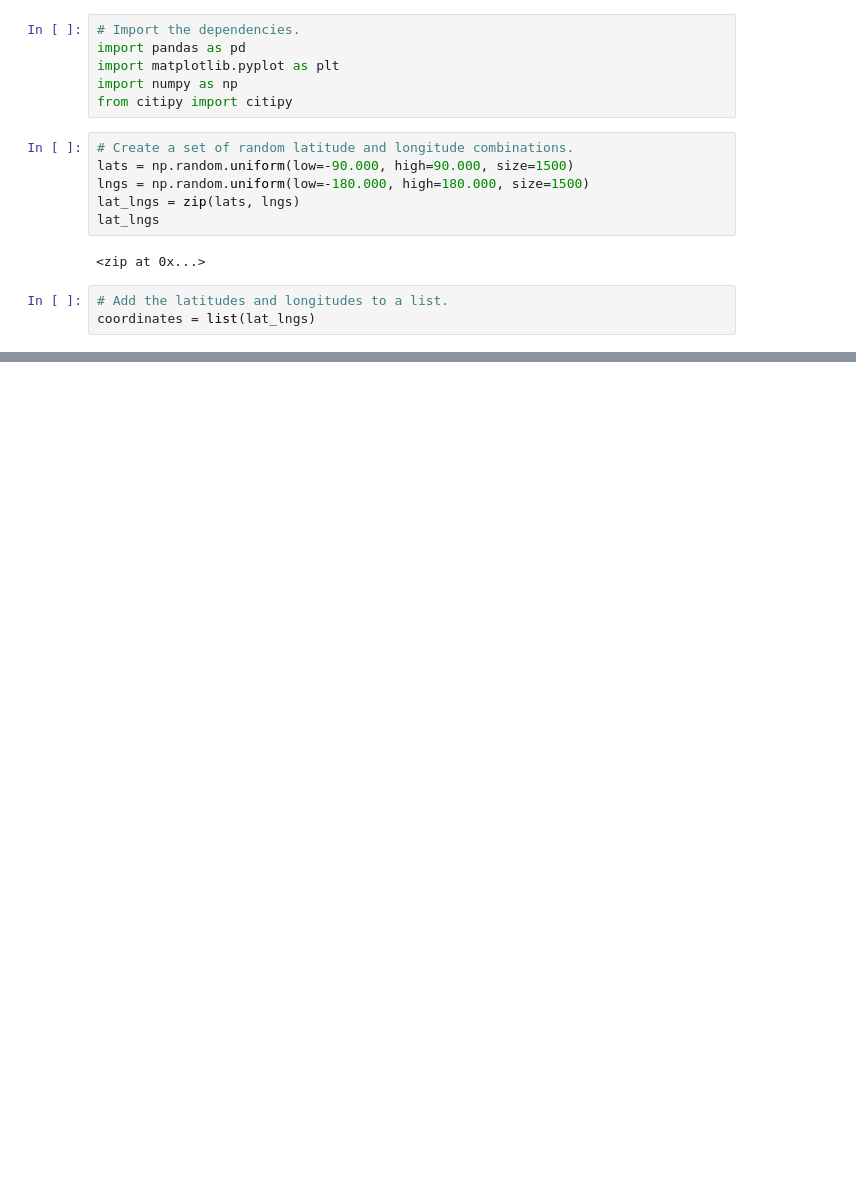
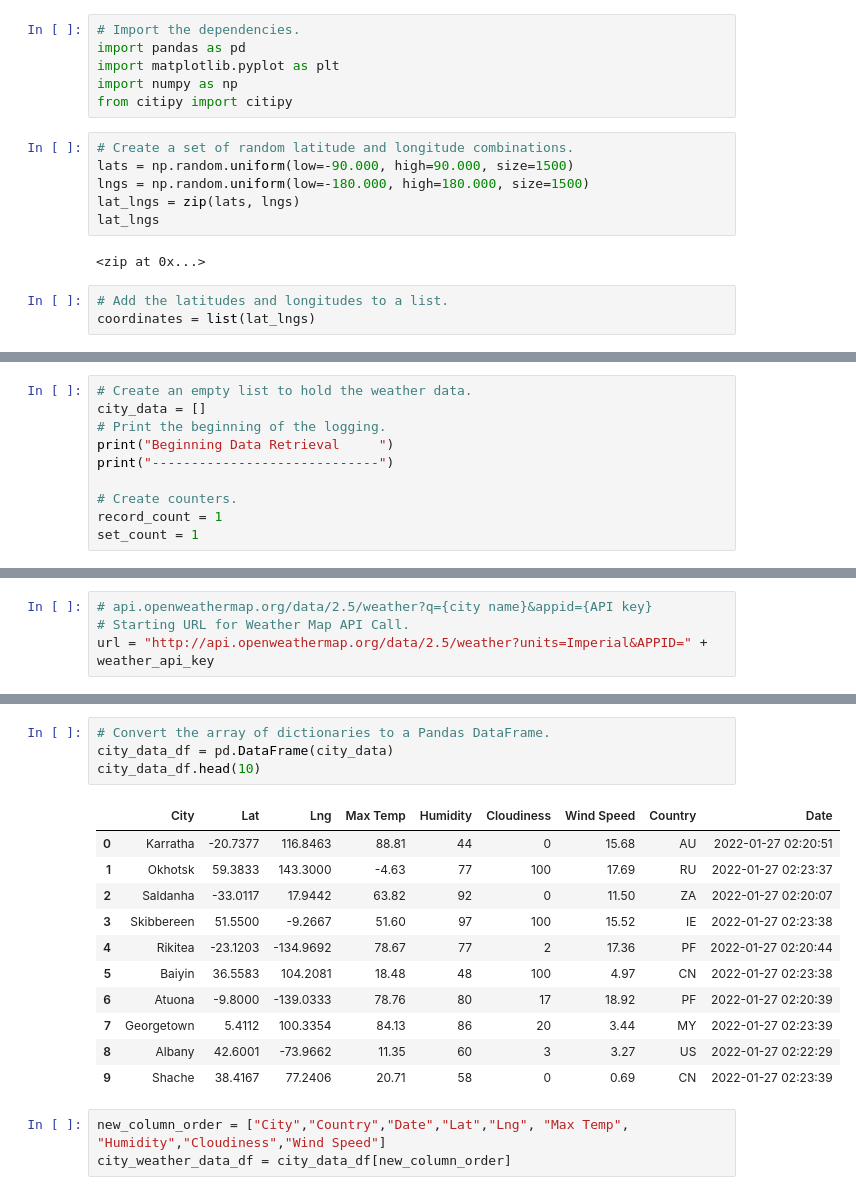
Before and after one commit to eddieperez1/World_Weather_Analysis, a Jupyter notebook: WeatherPy.ipynb, the cells around one changed output, grey strips where cells are left out. Drawn from its saved outputs; the diff is of its cells as text; blank space fills up the shorter version.

Commit message:
Add API lesson with openweathermap data to repository

```diff
--- a/WeatherPy.ipynb
+++ b/WeatherPy.ipynb
@@ -31,0 +36,10 @@ len(cities)
+# %%
+# Create an empty list to hold the weather data.
+city_data = []
+# Print the beginning of the logging.
+print("Beginning Data Retrieval     ")
+print("-----------------------------")
+
+# Create counters.
+record_count = 1
+set_count = 1
@@ -31,0 +55,4 @@ len(cities)
+# %%
+# api.openweathermap.org/data/2.5/weather?q={city name}&appid={API key}
+# Starting URL for Weather Map API Call.
+url = "http://api.openweathermap.org/data/2.5/weather?units=Imperial&APPID=" + weather_api_key
@@ -31,0 +129,19 @@ len(cities)
+# %%
+# Convert the array of dictionaries to a Pandas DataFrame.
+city_data_df = pd.DataFrame(city_data)
+city_data_df.head(10)
+# %% [output]
+|  | City | Lat | Lng | Max Temp | Humidity | Cloudiness | Wind Speed | Country | Date |
+| 0 | Karratha | -20.7377 | 116.8463 | 88.81 | 44 | 0 | 15.68 | AU | 2022-01-27 02:20:51 |
+| 1 | Okhotsk | 59.3833 | 143.3000 | -4.63 | 77 | 100 | 17.69 | RU | 2022-01-27 02:23:37 |
+| 2 | Saldanha | -33.0117 | 17.9442 | 63.82 | 92 | 0 | 11.50 | ZA | 2022-01-27 02:20:07 |
+| 3 | Skibbereen | 51.5500 | -9.2667 | 51.60 | 97 | 100 | 15.52 | IE | 2022-01-27 02:23:38 |
+| 4 | Rikitea | -23.1203 | -134.9692 | 78.67 | 77 | 2 | 17.36 | PF | 2022-01-27 02:20:44 |
+| 5 | Baiyin | 36.5583 | 104.2081 | 18.48 | 48 | 100 | 4.97 | CN | 2022-01-27 02:23:38 |
+| 6 | Atuona | -9.8000 | -139.0333 | 78.76 | 80 | 17 | 18.92 | PF | 2022-01-27 02:20:39 |
+| 7 | Georgetown | 5.4112 | 100.3354 | 84.13 | 86 | 20 | 3.44 | MY | 2022-01-27 02:23:39 |
+| 8 | Albany | 42.6001 | -73.9662 | 11.35 | 60 | 3 | 3.27 | US | 2022-01-27 02:22:29 |
+| 9 | Shache | 38.4167 | 77.2406 | 20.71 | 58 | 0 | 0.69 | CN | 2022-01-27 02:23:39 |
+# %%
+new_column_order = ["City","Country","Date","Lat","Lng", "Max Temp", "Humidity","Cloudiness","Wind Speed"]
+city_weather_data_df = city_data_df[new_column_order]
```
Also changed, not shown: parts of 7 cells of this notebook, 3 other files.
